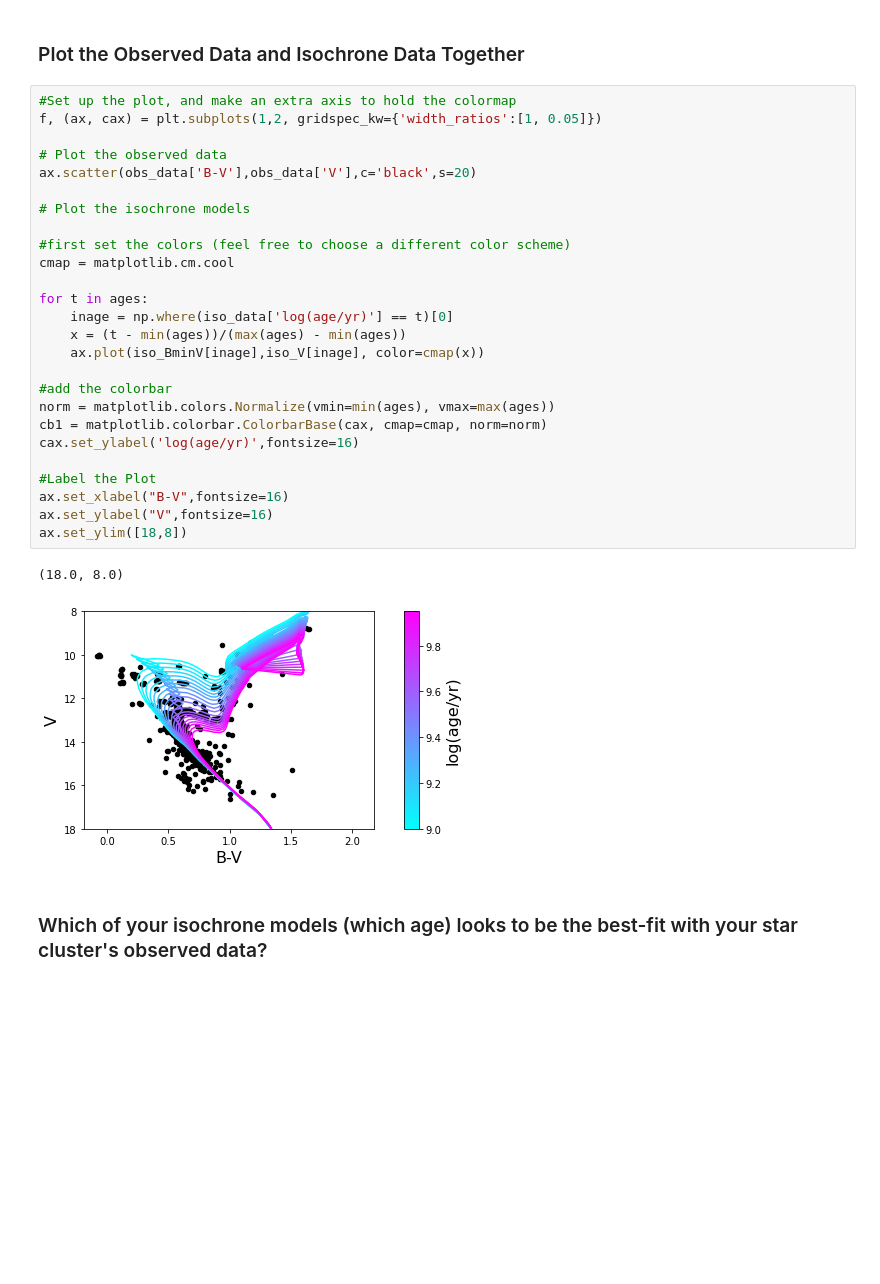
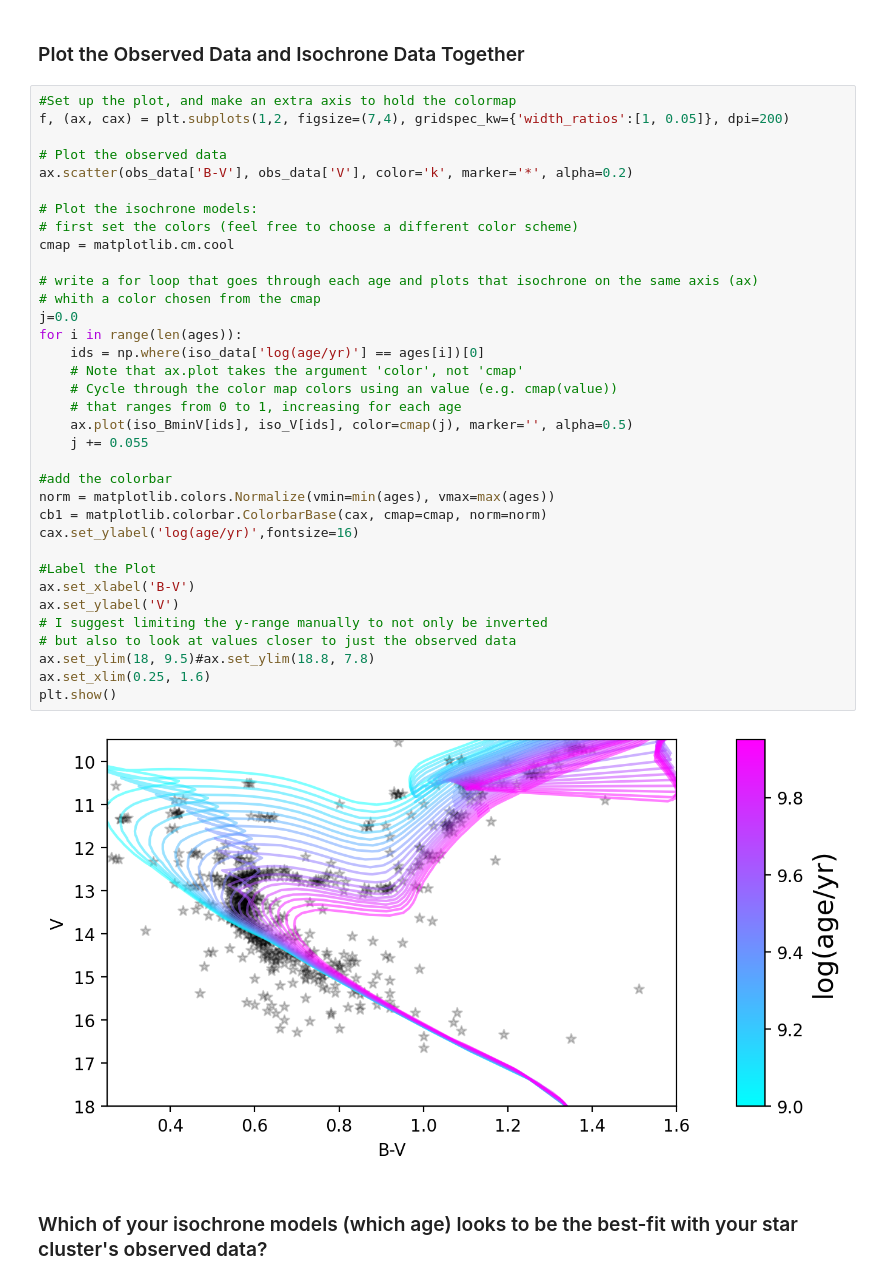
Before and after one commit to CIERA-Northwestern/CIERA_REU, a Jupyter notebook: Python_tutorial_sequence/Part2/Isochrone_SOLUTIONS.ipynb, the cells around one changed output. Drawn from its saved outputs; the diff is of its cells as text; blank space fills up the shorter version.

```diff
--- a/Python_tutorial_sequence/Part2/Isochrone_SOLUTIONS.ipynb
+++ b/Python_tutorial_sequence/Part2/Isochrone_SOLUTIONS.ipynb
@@ -312,33 +286,41 @@ iso_BminV = iso_data['B'] - iso_data['V'] + reddening
 ### Plot the Observed Data and Isochrone Data Together
 # %%
 #Set up the plot, and make an extra axis to hold the colormap
-f, (ax, cax) = plt.subplots(1,2, gridspec_kw={'width_ratios':[1, 0.05]})
+f, (ax, cax) = plt.subplots(1,2, figsize=(7,4), gridspec_kw={'width_ratios':[1, 0.05]}, dpi=200)
 
 # Plot the observed data
-ax.scatter(obs_data['B-V'],obs_data['V'],c='black',s=20)
+ax.scatter(obs_data['B-V'], obs_data['V'], color='k', marker='*', alpha=0.2)
 
-# Plot the isochrone models
-
-#first set the colors (feel free to choose a different color scheme)
+# Plot the isochrone models:
+# first set the colors (feel free to choose a different color scheme)
 cmap = matplotlib.cm.cool
 
-for t in ages:
-    inage = np.where(iso_data['log(age/yr)'] == t)[0]
-    x = (t - min(ages))/(max(ages) - min(ages))
-    ax.plot(iso_BminV[inage],iso_V[inage], color=cmap(x))
+# write a for loop that goes through each age and plots that isochrone on the same axis (ax)
+# whith a color chosen from the cmap
+j=0.0
+for i in range(len(ages)):
+    ids = np.where(iso_data['log(age/yr)'] == ages[i])[0]
+    # Note that ax.plot takes the argument 'color', not 'cmap'
+    # Cycle through the color map colors using an value (e.g. cmap(value))
+    # that ranges from 0 to 1, increasing for each age
+    ax.plot(iso_BminV[ids], iso_V[ids], color=cmap(j), marker='', alpha=0.5)
+    j += 0.055
 
 #add the colorbar
 norm = matplotlib.colors.Normalize(vmin=min(ages), vmax=max(ages))
 cb1 = matplotlib.colorbar.ColorbarBase(cax, cmap=cmap, norm=norm)
 cax.set_ylabel('log(age/yr)',fontsize=16)
 
 #Label the Plot
-ax.set_xlabel("B-V",fontsize=16)
-ax.set_ylabel("V",fontsize=16)
-ax.set_ylim([18,8])
+ax.set_xlabel('B-V')
+ax.set_ylabel('V')
+# I suggest limiting the y-range manually to not only be inverted
+# but also to look at values closer to just the observed data
+ax.set_ylim(18, 9.5)#ax.set_ylim(18.8, 7.8)
+ax.set_xlim(0.25, 1.6)
+plt.show()
 # %% [output]
-(18.0, 8.0)
-[figure, old version]
+[figure, new version]
 # %% [markdown]
 ### Which of your isochrone models (which age) looks to be the best-fit with your star cluster's observed data?
 # %% [markdown]
```
Also changed, not shown: parts of 29 cells of this notebook, 10 other files.
